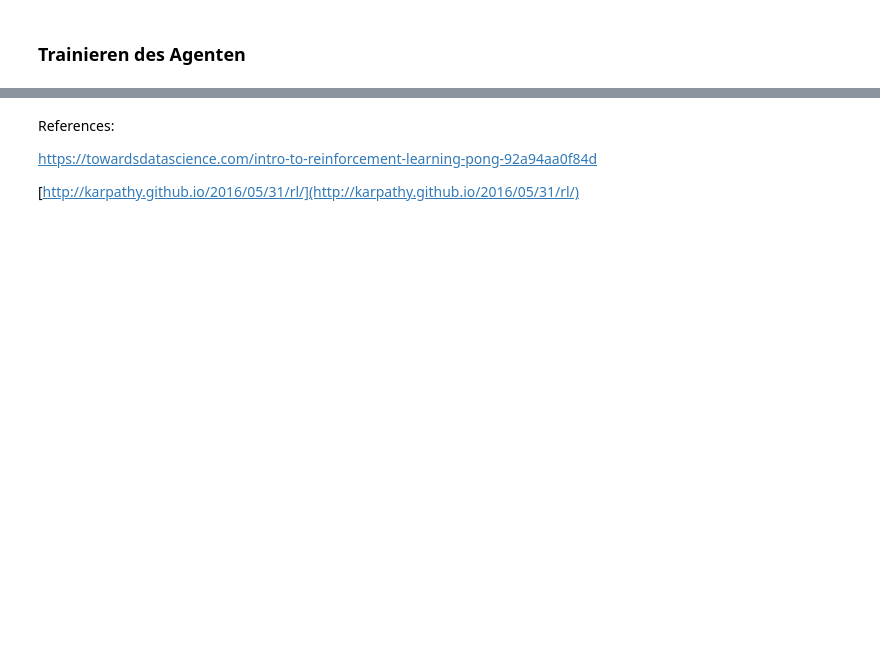
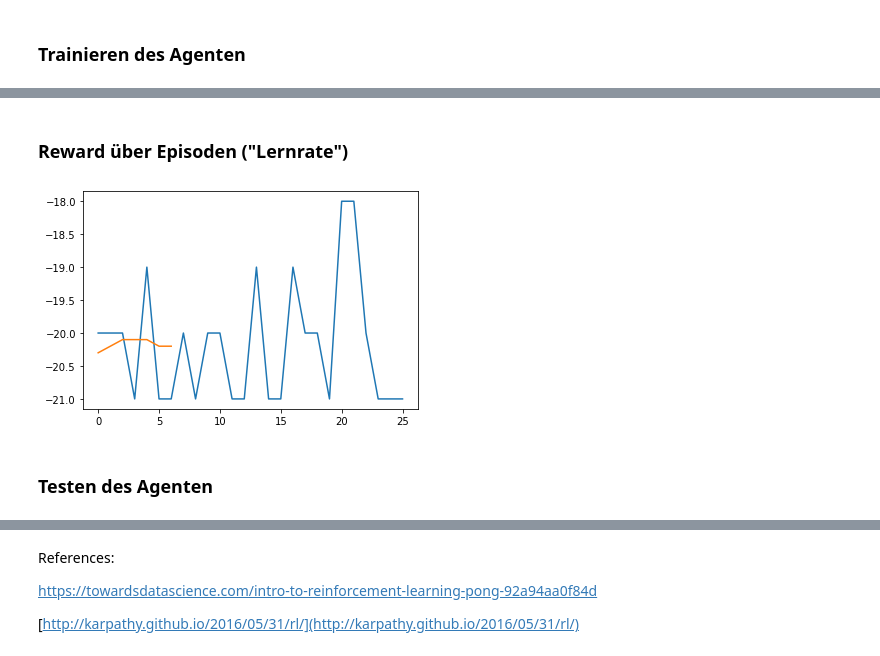
Before and after one commit to Fjoelsak/pong-from-pixels, a Jupyter notebook: scripts/pong-from-pixels.ipynb, the cells around one changed output, grey strips where cells are left out. Cells and saved outputs as stored; diff of their text form; code cells hidden in the pictures; blank space fills up the shorter version.

Commit message:
Training und Testen hinzugefügt

```diff
--- a/scripts/pong-from-pixels.ipynb
+++ b/scripts/pong-from-pixels.ipynb
@@ -51,7 +51,7 @@ wir initialisieren das Umgebungsmodell und schauen es uns zunächst noch einmal
 import gym
 
 # initialize the gym environment
-env = gym.make("PongDeterministic-v4")
+env = gym.make("Pong-v0")
 
 # wrap the environment for visualization purposes
 env = Monitor(env, './video', force=True, video_callable=lambda episode: True)
@@ -197,11 +212,12 @@ else:
 grad_buffer = { k : np.zeros_like(v) for k,v in model.items() } # update buffers that add up gradients over a batch
 rmsprop_cache = { k : np.zeros_like(v) for k,v in model.items() } # rmsprop memory
 
-env = gym.make("PongDeterministic-v4")
-env = wrappers.Monitor(env, './video', force=True, video_callable=lambda episode_id: episode_id%200==0)
+env = gym.make("Pong-v0")
+env = wrappers.Monitor(env, './video', force=True, video_callable=lambda episode_id: episode_id%1000==0)
 observation = env.reset()
 prev_x = None # used in computing the difference frame
 xs,hs,dlogp,drs = [],[],[],[]
+reward_overTime = []
 running_reward = None
 reward_sum = 0
 episode_number = 0
@@ -243,9 +259,9 @@ while episode_number < 10000:
     # stack together all inputs, hidden states, action gradients, and rewards for this episode
     epx = np.vstack(xs)
     eph = np.vstack(hs)
-    epdlogp = np.vstack(loss_function_gradient)
+    epdlogp = np.vstack(dlogp)
     epr = np.vstack(drs)
-    xs,hs,dlogps,drs = [],[],[],[] # reset array memory
+    xs,hs,dlogp,drs = [],[],[],[] # reset array memory
 
     # compute the discounted reward backwards through time
     discounted_epr = discount_rewards(epr)
@@ -254,8 +270,8 @@ while episode_number < 10000:
     discounted_epr /= np.std(discounted_epr)
 
     epdlogp *= discounted_epr # modulate the gradient with advantage (Policy Grad magic happens right here.)
-    grad = policy_backward(eph, epx, epdlogp)
-    for k in model: grad_buffer[k] += grad[k] # accumulate grad over batch
+    gradient = policy_backward(eph, epx, epdlogp)
+    for k in model: grad_buffer[k] += gradient[k] # accumulate grad over batch
 
     # perform rmsprop parameter update every batch_size episodes
     if episode_number % batch_size == 0:
@@ -267,7 +283,8 @@ while episode_number < 10000:
 
     # boring book-keeping
     running_reward = reward_sum if running_reward is None else running_reward * 0.99 + reward_sum * 0.01
-    print ('episode_number', episode_number, 'resetting env. episode reward total was %f. running mean: %f' % (reward_sum, running_reward))
+    if episode_number % 10 == 0: print ('episode_number', episode_number, 'resetting env. episode reward total was %f. running mean: %f' % (reward_sum, running_reward))
+    reward_overTime.append(reward_sum)
     if episode_number % 200 == 0: pickle.dump(model, open('save.p', 'wb'))
     reward_sum = 0
     observation = env.reset() # reset env
@@ -279,0 +315,12 @@ show_video()
+# %% [markdown]
+### Reward über Episoden ("Lernrate")
+# %%
+window = 20
+episodes = len(reward_overTime)
+plt.plot(reward_overTime[:episodes])
+plt.plot(np.convolve(reward_overTime[:episodes], np.ones((window,))/window, mode='valid'))
+plt.show()
+# %% [output]
+[figure, added]
+# %% [markdown]
+### Testen des Agenten
```
Also changed, not shown: parts of 9 cells of this notebook.
